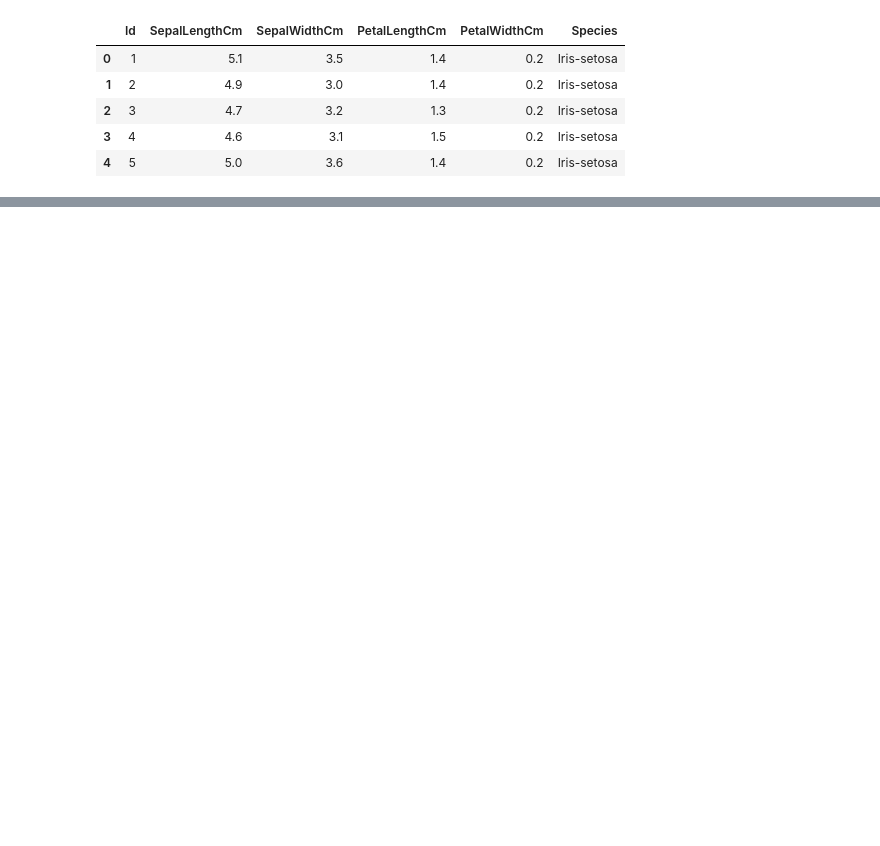
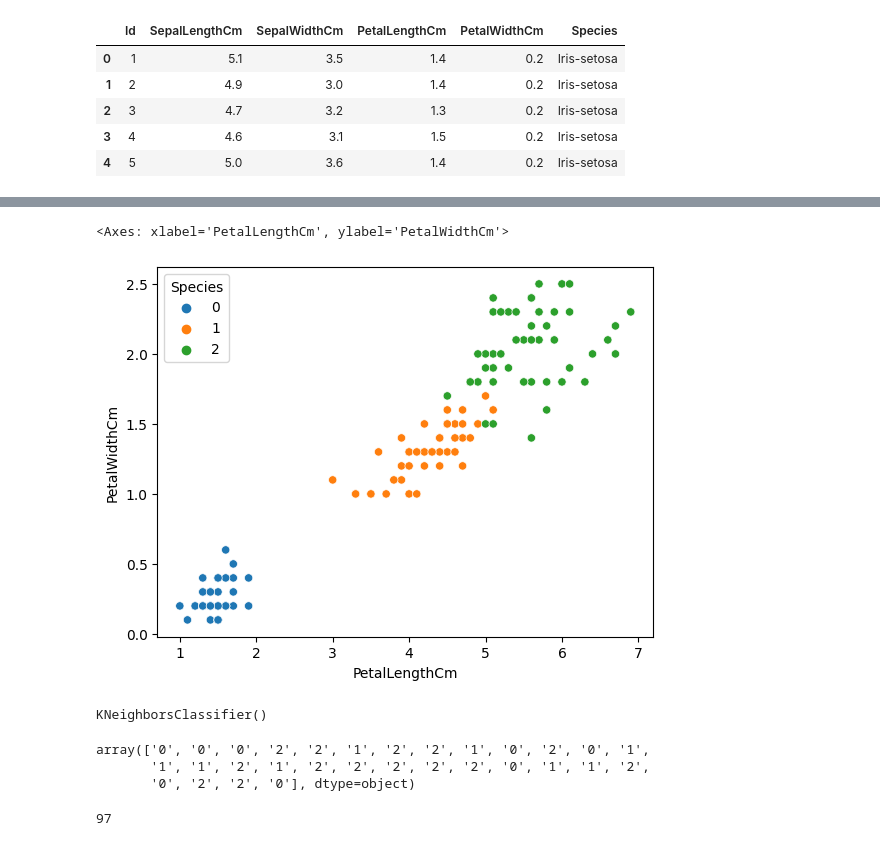
Before and after one commit to NituY/Iris-Flower-Classification, a Jupyter notebook: Task-1 Iris.ipynb, the cells around one changed output, grey strips where cells are left out. Saved outputs shown, nothing was run; the diff lists cells and outputs as text; code cells hidden in the pictures; blank space fills up the shorter version.

```diff
--- a/Task-1 Iris.ipynb
+++ b/Task-1 Iris.ipynb
@@ -62,0 +83,25 @@ Iris-versicolor       1.00      1.00      1.00         9
+# %%
+sns.scatterplot(df,x = 'PetalLengthCm',y ='PetalWidthCm',hue = 'Species')
+# %% [output]
+<Axes: xlabel='PetalLengthCm', ylabel='PetalWidthCm'>
+[figure, added]
+# %%
+x = df[['SepalLengthCm', 'SepalWidthCm', 'PetalLengthCm', 'PetalWidthCm']]
+y = df['Species']
+X_train,X_test,y_train,y_test = train_test_split(x,y,test_size=0.2)
+model = KNeighborsClassifier()
+model.fit(X_train,y_train)
+# %% [output]
+KNeighborsClassifier()
+# %%
+y = model.predict(X_test)
+y
+# %% [output]
+array(['0', '0', '0', '2', '2', '1', '2', '2', '1', '0', '2', '0', '1',
+       '1', '1', '2', '1', '2', '2', '2', '2', '2', '0', '1', '1', '2',
+       '0', '2', '2', '0'], dtype=object)
+# %%
+acc = accuracy_score(y_test,y)
+round(acc*100)
+# %% [output]
+97
```
Also changed, not shown: parts of 15 cells of this notebook.
